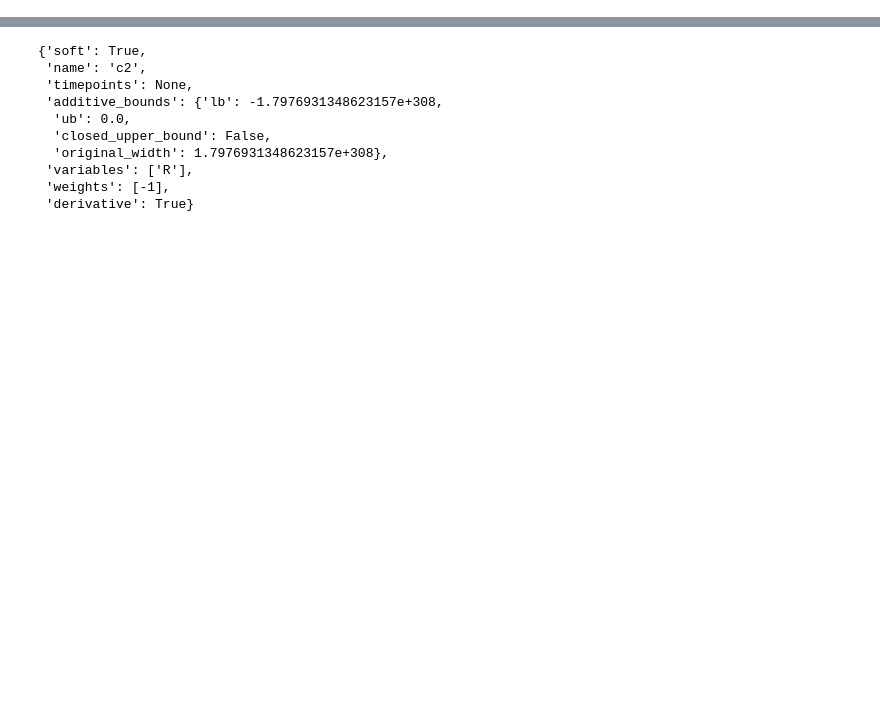
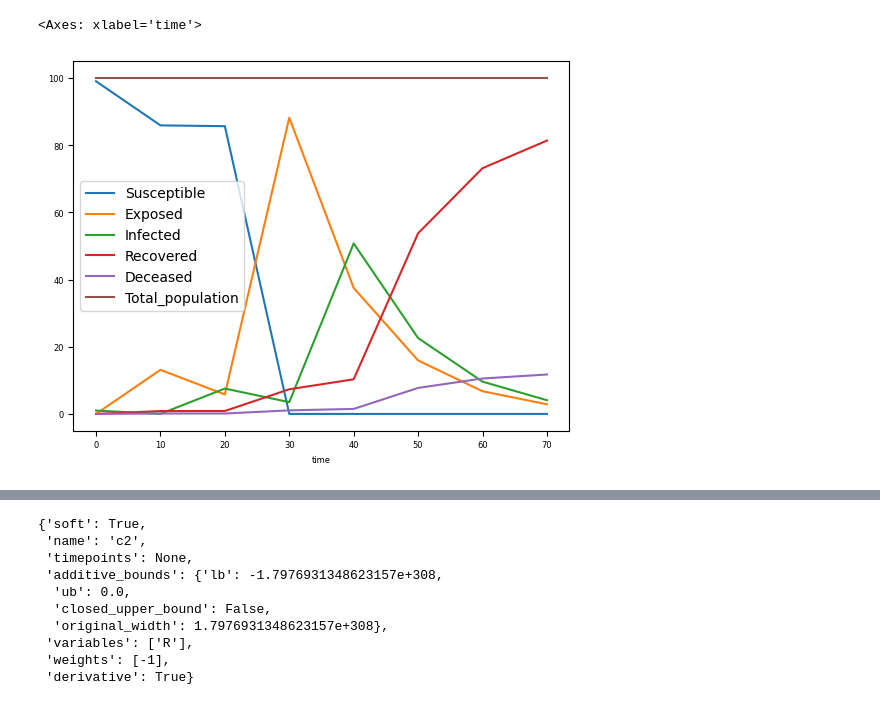
Before and after one commit to siftech/funman, a Jupyter notebook: notebooks/funman_single_scenario.ipynb, the cells around one changed output, grey strips where cells are left out. Drawn from its saved outputs; the diff is of its cells as text; code cells hidden in the pictures; blank space fills up the shorter version.

```diff
--- a/notebooks/funman_single_scenario.ipynb
+++ b/notebooks/funman_single_scenario.ipynb
@@ -47,0 +142,9 @@ REQUEST_PATH = os.path.join(
+# %%
+results_unconstrained_point.parameter_space.points()[0]
+df= results_unconstrained_point.dataframe(
+    results_unconstrained_point.parameter_space.points()
+)
+df[COMPARTMENTS].plot()
+# %% [output]
+<Axes: xlabel='time'>
+[figure, added]
```
Also changed, not shown: parts of 2 cells of this notebook, 9 other files.
